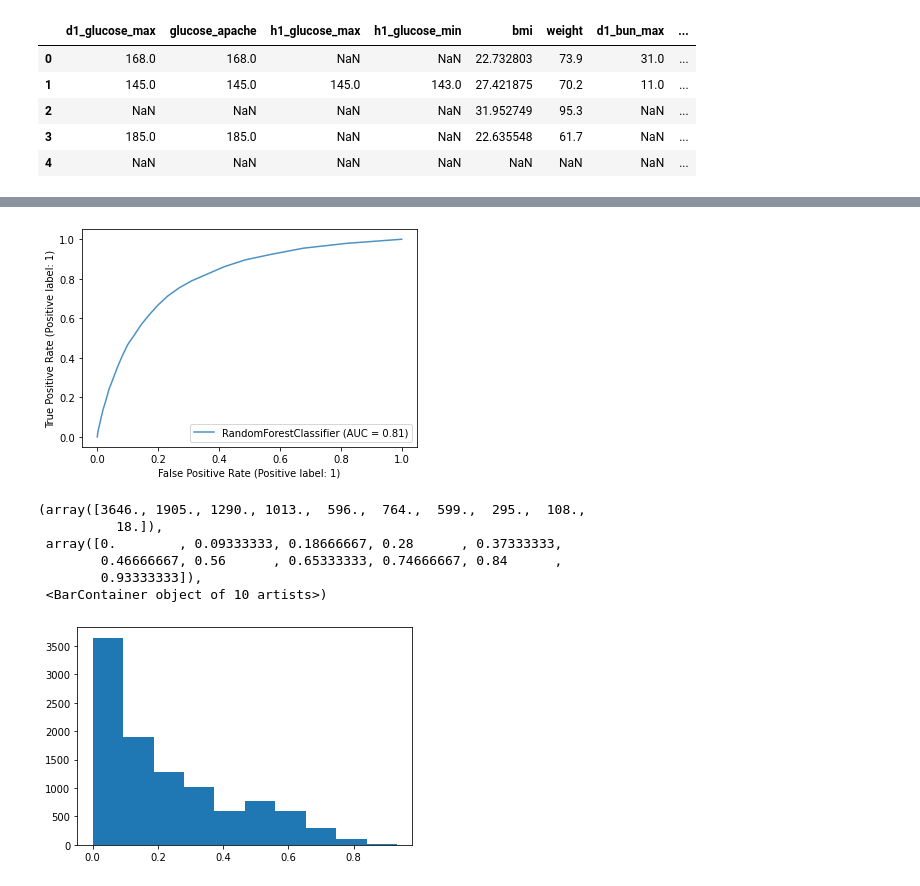
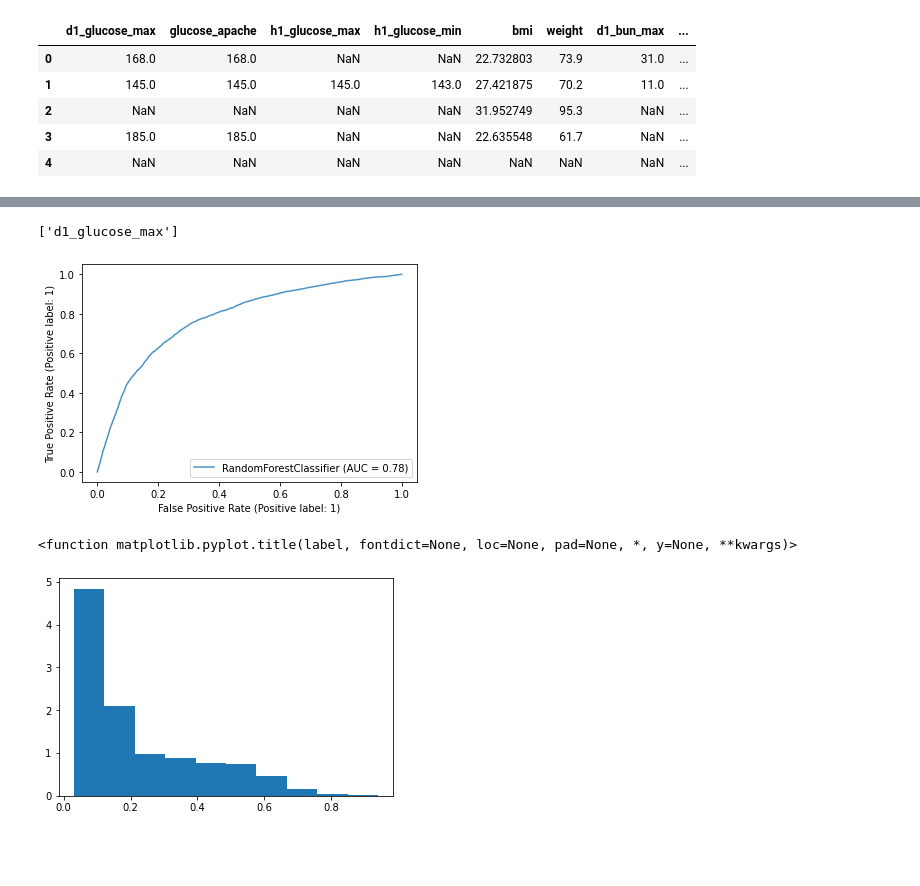
Before and after one commit to lisamnash/wids_datathon, a Jupyter notebook: notebooks/wids_datathon.ipynb, the cells around one changed output, grey strips where cells are left out. Cells and saved outputs as stored; diff of their text form; code cells hidden in the pictures; blank space fills up the shorter version.

```diff
--- a/notebooks/wids_datathon.ipynb
+++ b/notebooks/wids_datathon.ipynb
@@ -166,0 +176,9 @@ X=X.fillna(0)
+# %%
+# Imputation (fill in with something better later)
+import numpy as np
+imp_mean = SimpleImputer(missing_values=np.nan, strategy='mean')
+imp_mean.fit(X)
+
+X = imp_mean.transform(X)
+X = pd.DataFrame(X, columns=high_float_correlations)
+X.head()
@@ -195,8 +234,16 @@ from sklearn.metrics import plot_roc_curve
+# %%
+new_features
+# %% [output]
+['d1_glucose_max']
+# %%
+X_train = X_train[new_features]
+X_test = X_test[new_features]
 # %%
-rfc = RandomForestClassifier(n_estimators=30, random_state=42)
+rfc = RandomForestClassifier(n_estimators=20, random_state=42)
 rfc.fit(X_train, y_train)
 ax = plt.gca()
+#rfc_disp2 = plot_roc_curve(rfc, X_train, y_train, ax=ax, alpha=0.8)
 rfc_disp2 = plot_roc_curve(rfc, X_test, y_test, ax=ax, alpha=0.8)
 plt.show()
 # %% [output]
-[figure, old version]
+[figure, new version]
@@ -205,15 +250,15 @@ kaggle_test = test_df[high_float_correlations].fillna(0)
+# %%
+kaggle_test = test_df[high_float_correlations]
+kaggle_test = imp_mean.transform(kaggle_test)
+kaggle_test = pd.DataFrame(kaggle_test, columns=high_float_correlations)
+kaggle_test = kaggle_test[new_features]
 # %%
 predictions = rfc.predict_proba(kaggle_test)
 # %%
 import numpy as np
 # %%
-plt.hist(predictions[::,1])
+plt.hist(predictions[::,1], density=True)
 plt.title
 # %% [output]
-(array([3646., 1905., 1290., 1013.,  596.,  764.,  599.,  295.,  108.,
-          18.]),
- array([0.        , 0.09333333, 0.18666667, 0.28      , 0.37333333,
-        0.46666667, 0.56      , 0.65333333, 0.74666667, 0.84      ,
-        0.93333333]),
- <BarContainer object of 10 artists>)
+<function matplotlib.pyplot.title(label, fontdict=None, loc=None, pad=None, *, y=None, **kwargs)>
-[figure, old version]
+[figure, new version]
```
Also changed, not shown: parts of 15 cells of this notebook.
